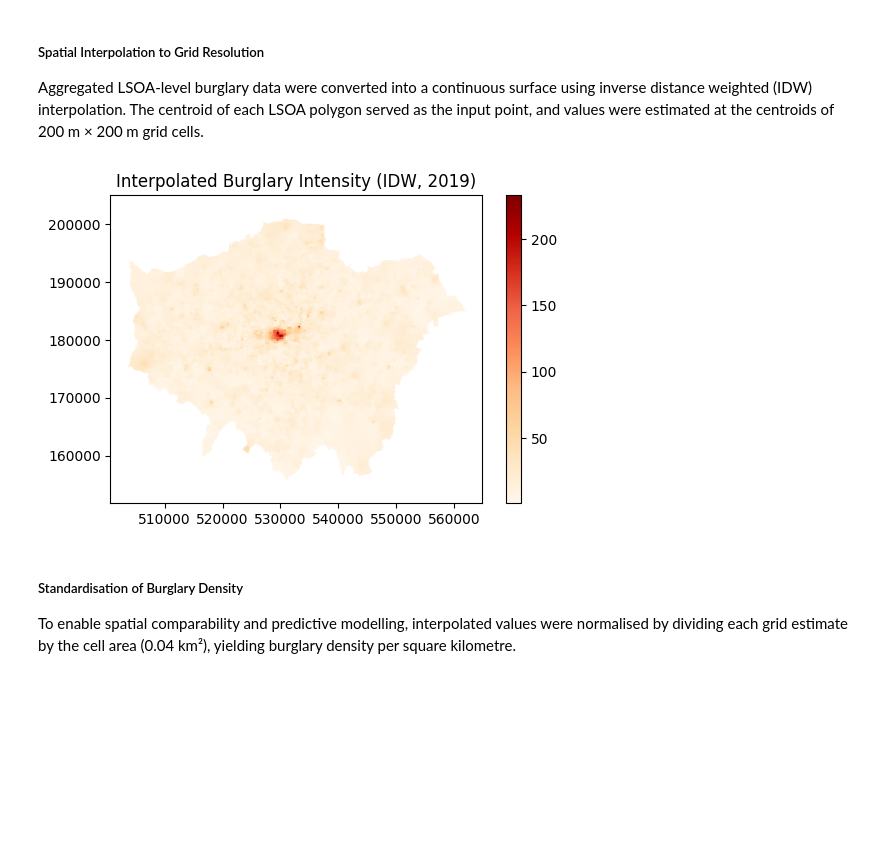
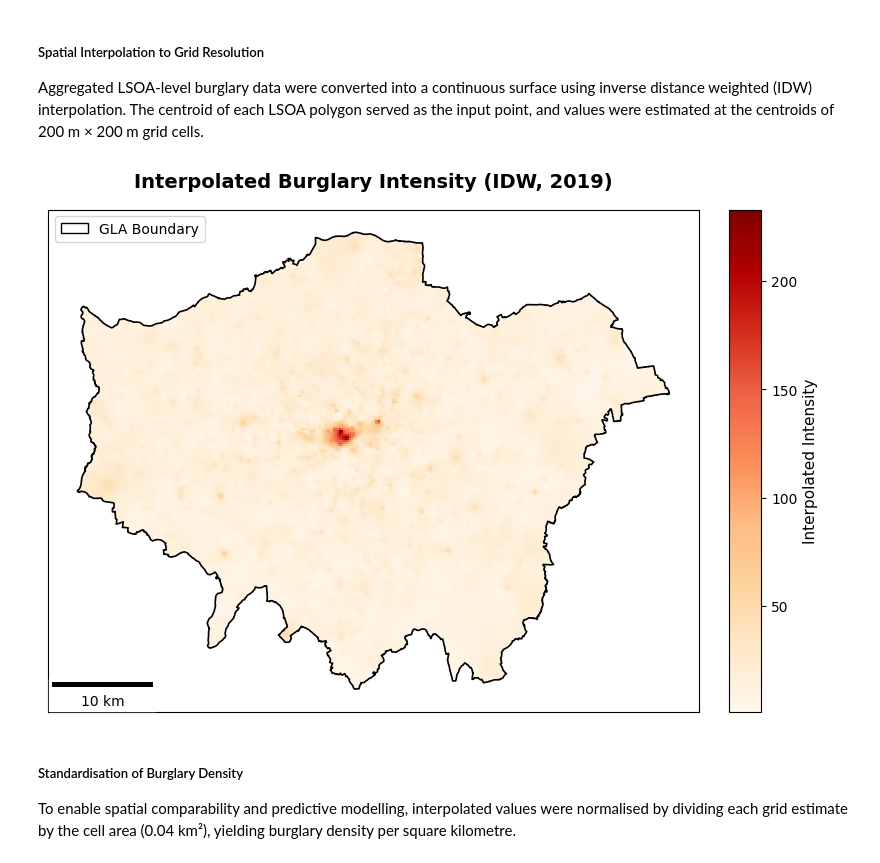
Before and after one commit to ixxiiris/CASA0006_assessment, a Jupyter notebook: Template_submission_CASA0006.ipynb, the cells around one changed output. Cells and saved outputs as stored; diff of their text form; code cells hidden in the pictures; blank space fills up the shorter version.

```diff
--- a/Template_submission_CASA0006.ipynb
+++ b/Template_submission_CASA0006.ipynb
@@ -283,15 +303,71 @@ xy_targets = np.array(list(zip(grid_points["x"], grid_points["y"])))
 
 # Run IDW interpolation
 grid["burglary_idw_2019"] = idw_interpolation(xy_known, values_known, xy_targets)
-# %%
-# Visual check: IDW result
-fig, ax = plt.subplots(figsize=(6, 4))
-grid.plot(column="burglary_idw_2019", ax=ax, cmap="OrRd", legend=True, edgecolor="none")
-plt.title("Interpolated Burglary Intensity (IDW, 2019)")
-plt.axis('equal')
-plt.show()
-# %% [output]
-[figure, removed]
+# %%
+# Visual check: IDW result
+# Create figure and main axis
+fig, ax = plt.subplots(figsize=(8, 8))
+
+# Plot IDW result
+main_plot = grid.plot(
+    column="burglary_idw_2019",
+    cmap="OrRd",
+    ax=ax,
+    edgecolor="none"
+)
+
+# Overlay GLA boundary
+gla_boundary.plot(
+    ax=ax,
+    facecolor='none',
+    edgecolor='black',
+    linewidth=1.2
+)
+
+# Title
+ax.set_title(
+    "Interpolated Burglary Intensity (IDW, 2019)",
+    fontsize=14,
+    fontweight="bold",
+    pad=16
+)
+
+# Hide ticks, keep spatial proportions
+ax.set_xticks([])
+ax.set_yticks([])
+ax.set_aspect('equal')
+
+# Add scale bar
+scalebar = ScaleBar(1, units="m", dimension="si-length", location="lower left")
+ax.add_artist(scalebar)
+
+# Add manual legend for boundary
+legend_elements = [
+    Patch(facecolor='none', edgecolor='black', label='GLA Boundary')
+]
+ax.legend(handles=legend_elements, loc='upper left', fontsize=10)
+
+# Create divider for colourbar
+divider = make_axes_locatable(ax)
+cax = divider.append_axes("right", size="5%", pad=0.3)
+
+# Add colourbar
+sm = plt.cm.ScalarMappable(
+    cmap="OrRd",
+    norm=plt.Normalize(
+        vmin=grid["burglary_idw_2019"].min(),
+        vmax=grid["burglary_idw_2019"].max()
+    )
+)
+sm._A = []
+cbar = plt.colorbar(sm, cax=cax)
+cbar.set_label("Interpolated Intensity", fontsize=11)
+cbar.ax.tick_params(labelsize=10)
+
+plt.tight_layout()
+plt.show()
+# %% [output]
+[figure, added]
 # %% [markdown]
 ##### Standardisation of Burglary Density
 
```
Also changed, not shown: parts of 23 cells of this notebook, 5 other files.
